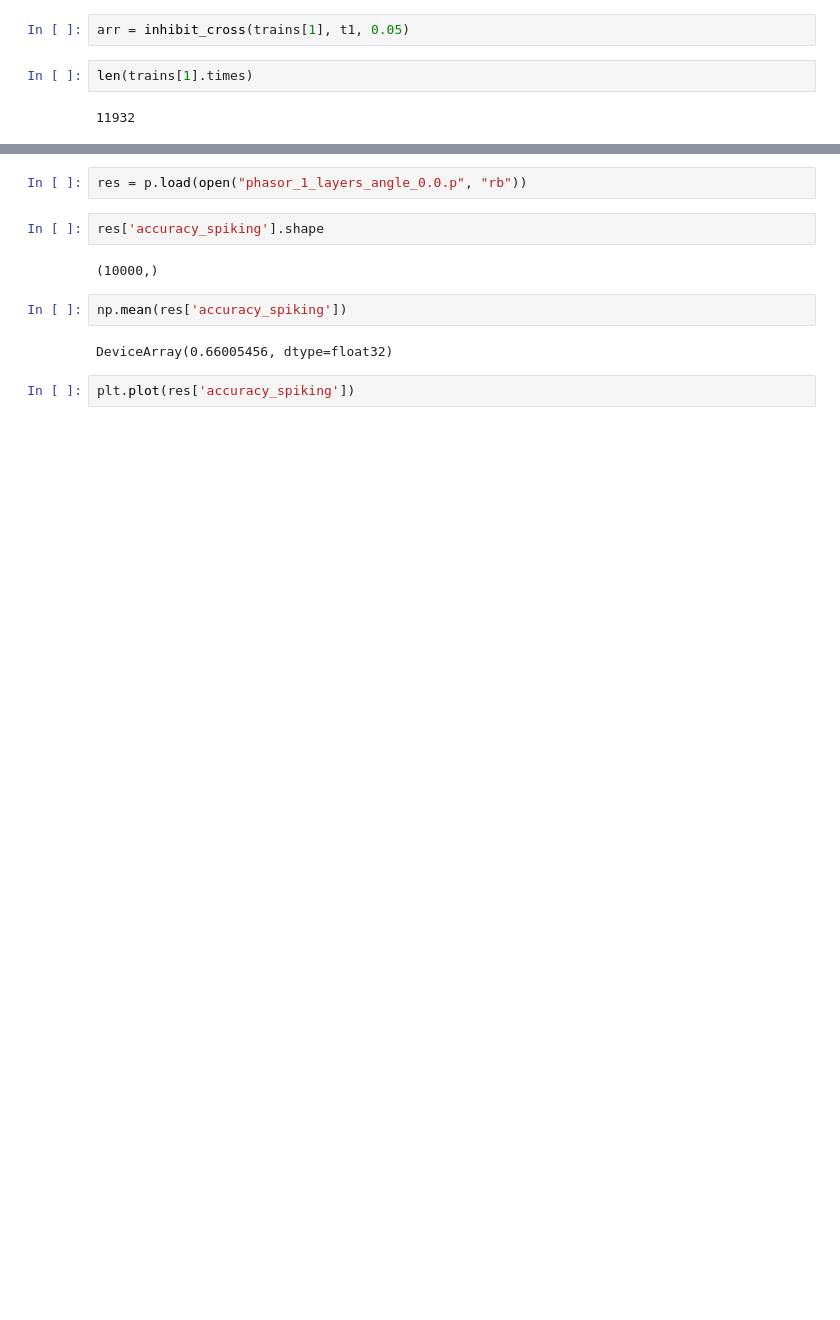
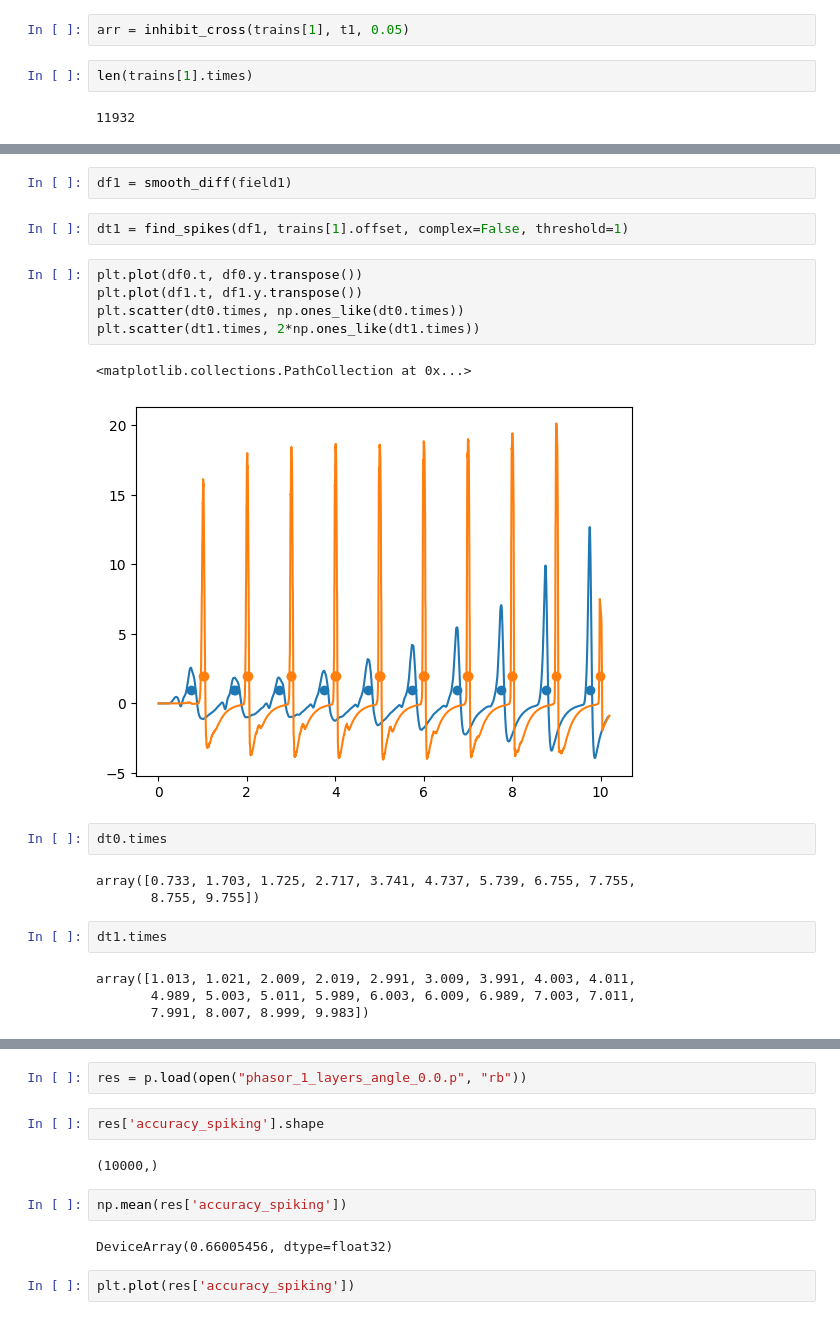
Before and after one commit to wilkieolin/phasor_jax, a Jupyter notebook: fashion test mlp.ipynb, the cells around one changed output, grey strips where cells are left out. Cells and saved outputs as stored; diff of their text form; blank space fills up the shorter version.

```diff
--- a/fashion test mlp.ipynb
+++ b/fashion test mlp.ipynb
@@ -438,0 +299,23 @@ array([[[-0.04,  0.  ,  0.  , ...,  0.02,  0.  ,  0.  ],
+# %%
+df1 = smooth_diff(field1)
+# %%
+dt1 = find_spikes(df1, trains[1].offset, complex=False, threshold=1)
+# %%
+plt.plot(df0.t, df0.y.transpose())
+plt.plot(df1.t, df1.y.transpose())
+plt.scatter(dt0.times, np.ones_like(dt0.times))
+plt.scatter(dt1.times, 2*np.ones_like(dt1.times))
+# %% [output]
+<matplotlib.collections.PathCollection at 0x...>
+[figure, added]
+# %%
+dt0.times
+# %% [output]
+array([0.733, 1.703, 1.725, 2.717, 3.741, 4.737, 5.739, 6.755, 7.755,
+       8.755, 9.755])
+# %%
+dt1.times
+# %% [output]
+array([1.013, 1.021, 2.009, 2.019, 2.991, 3.009, 3.991, 4.003, 4.011,
+       4.989, 5.003, 5.011, 5.989, 6.003, 6.009, 6.989, 7.003, 7.011,
+       7.991, 8.007, 8.999, 9.983])
```
Also changed, not shown: parts of 54 cells of this notebook, 7 other files.
